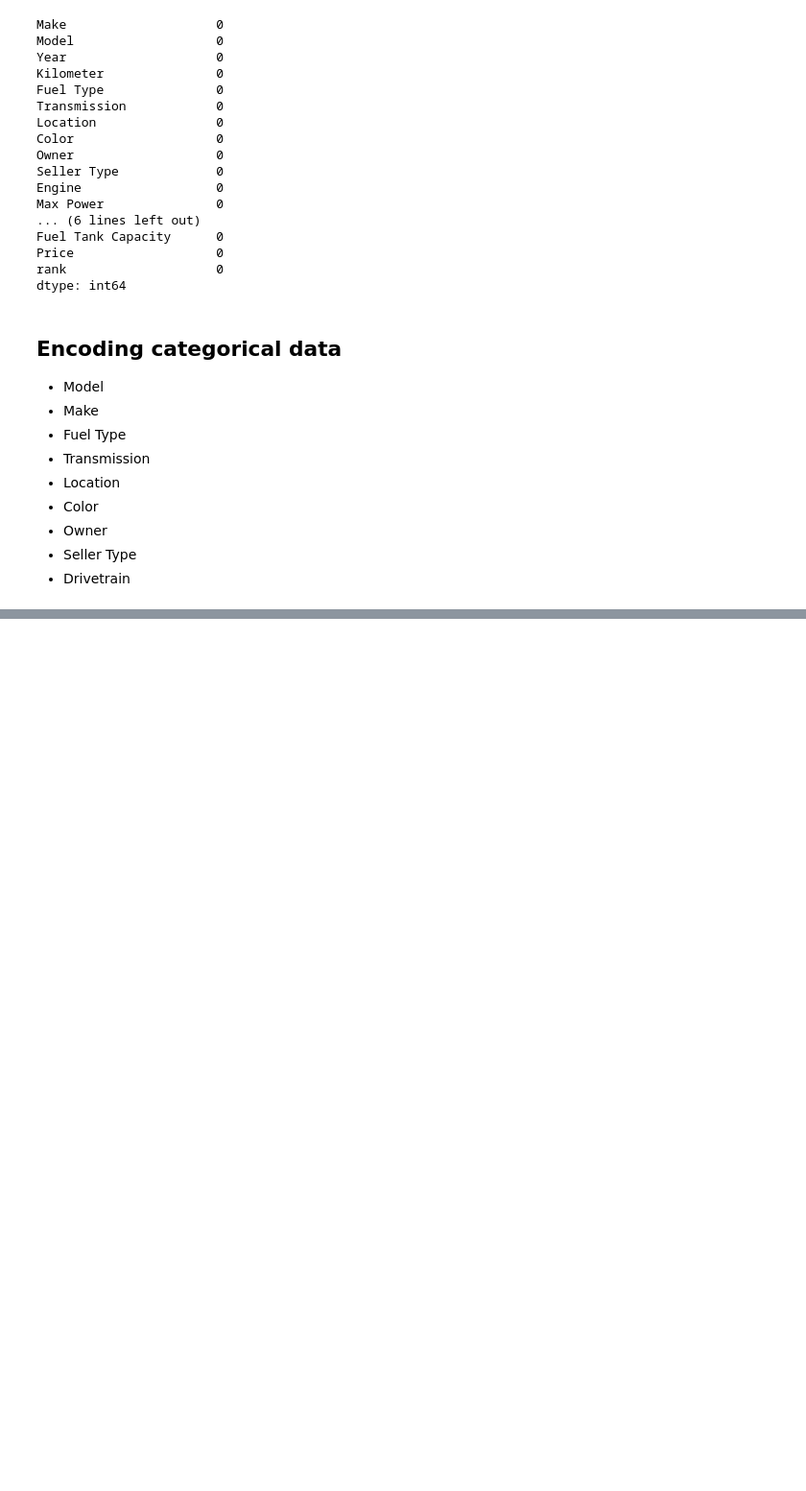
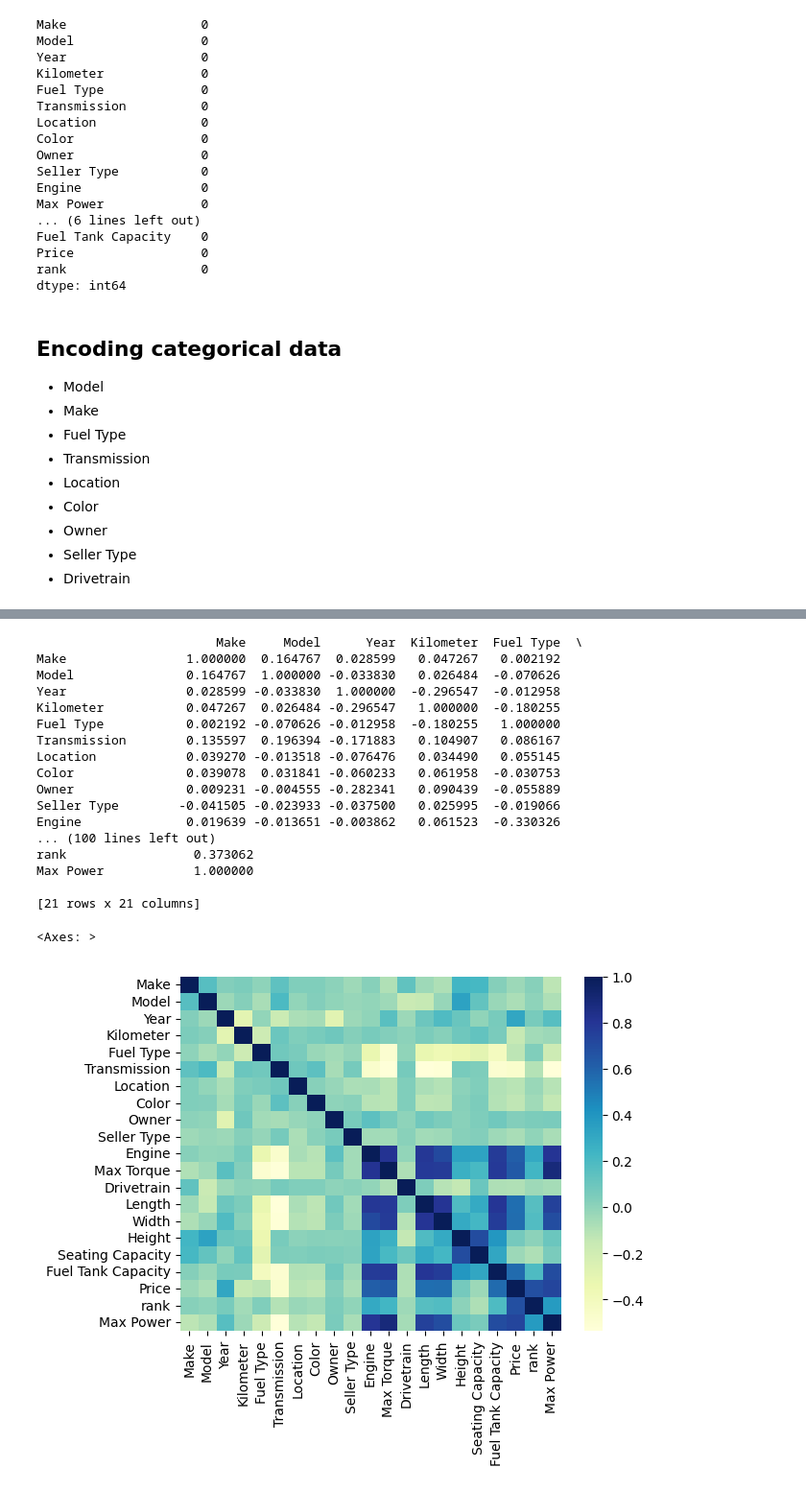
Before and after one commit to yazdanzv/ML_Project_no2, a Jupyter notebook: car_price_predictor.ipynb, the cells around one changed output, grey strips where cells are left out. Shown at 96% size. Cells and saved outputs as stored; diff of their text form; code cells hidden in the pictures; blank space fills up the shorter version.

```diff
--- a/car_price_predictor.ipynb
+++ b/car_price_predictor.ipynb
@@ -281,0 +284,40 @@ df['Drivetrain'] = label_encoder.fit_transform(df['Drivetrain'])
+# %%
+import re
+# Max Power
+max_powers = list(max_powers)
+max_powers_edited = []
+for i in range(len(max_powers)):
+    temp = re.findall('[0-9]+', str(max_powers[i]))
+    if len(temp) >= 2:
+        num1 = copy.deepcopy(temp[0])
+        num2 = copy.deepcopy(temp[1])
+        num3 = int(num1 + num2)
+        max_powers_edited.append(num3)
+    else:
+        num3 = int(num1)
+        max_powers_edited.append(num3)
+
+df['Max Power'] = np.array(max_powers_edited)
+
+# Result
+print("Max Power Column")
+print(df['Max Power'])
+
+# Max Torque
+max_torques = list(max_torques)
+max_torques_edited = []
+for i in range(len(max_torques)):
+    temp = re.findall('[0-9]+', str(max_torques[i]))
+    if len(temp) >= 2:
+        num1 = copy.deepcopy(temp[0])
+        num2 = copy.deepcopy(temp[1])
+        num3 = int(num1 + num2)
+        max_torques_edited.append(num3)
+    else:
+        num3 = int(num1)
+        max_torques_edited.append(num3)
+df['Max Torque'] = np.array(max_torques_edited)
+
+# Result
+print("Max Torques Column")
+print(df['Max Torque'])
@@ -281,0 +348,24 @@ df['Drivetrain'] = label_encoder.fit_transform(df['Drivetrain'])
+# %%
+print(df.corr())
+corr_mat = df.corr()
+sns.heatmap(corr_mat, cmap='YlGnBu')
+# %% [output]
+                        Make     Model      Year  Kilometer  Fuel Type  \
+Make                1.000000  0.164767  0.028599   0.047267   0.002192
+Model               0.164767  1.000000 -0.033830   0.026484  -0.070626
+Year                0.028599 -0.033830  1.000000  -0.296547  -0.012958
+Kilometer           0.047267  0.026484 -0.296547   1.000000  -0.180255
+Fuel Type           0.002192 -0.070626 -0.012958  -0.180255   1.000000
+Transmission        0.135597  0.196394 -0.171883   0.104907   0.086167
+Location            0.039270 -0.013518 -0.076476   0.034490   0.055145
+Color               0.039078  0.031841 -0.060233   0.061958  -0.030753
+Owner               0.009231 -0.004555 -0.282341   0.090439  -0.055889
+Seller Type        -0.041505 -0.023933 -0.037500   0.025995  -0.019066
+Engine              0.019639 -0.013651 -0.003862   0.061523  -0.330326
+... (100 lines left out)
+rank                 0.373062
+Max Power            1.000000
+
+[21 rows x 21 columns]
+<Axes: >
+[figure, added]
```
Also changed, not shown: parts of 6 cells of this notebook.
